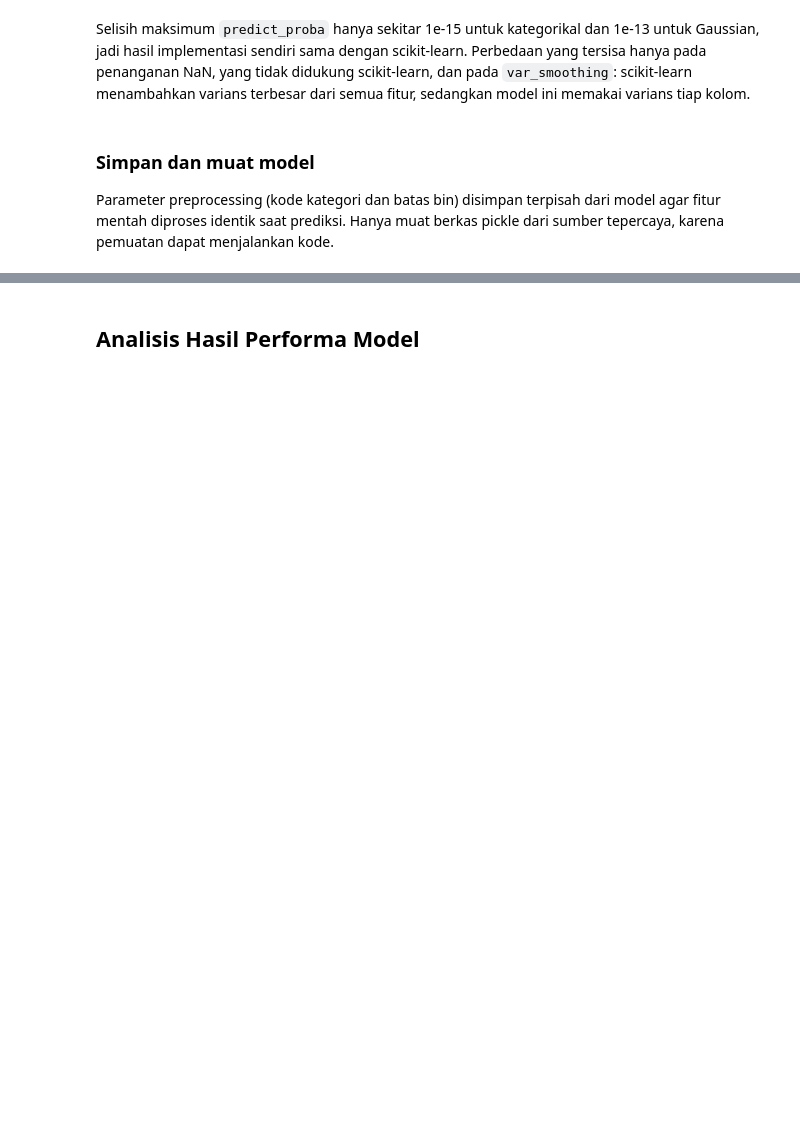
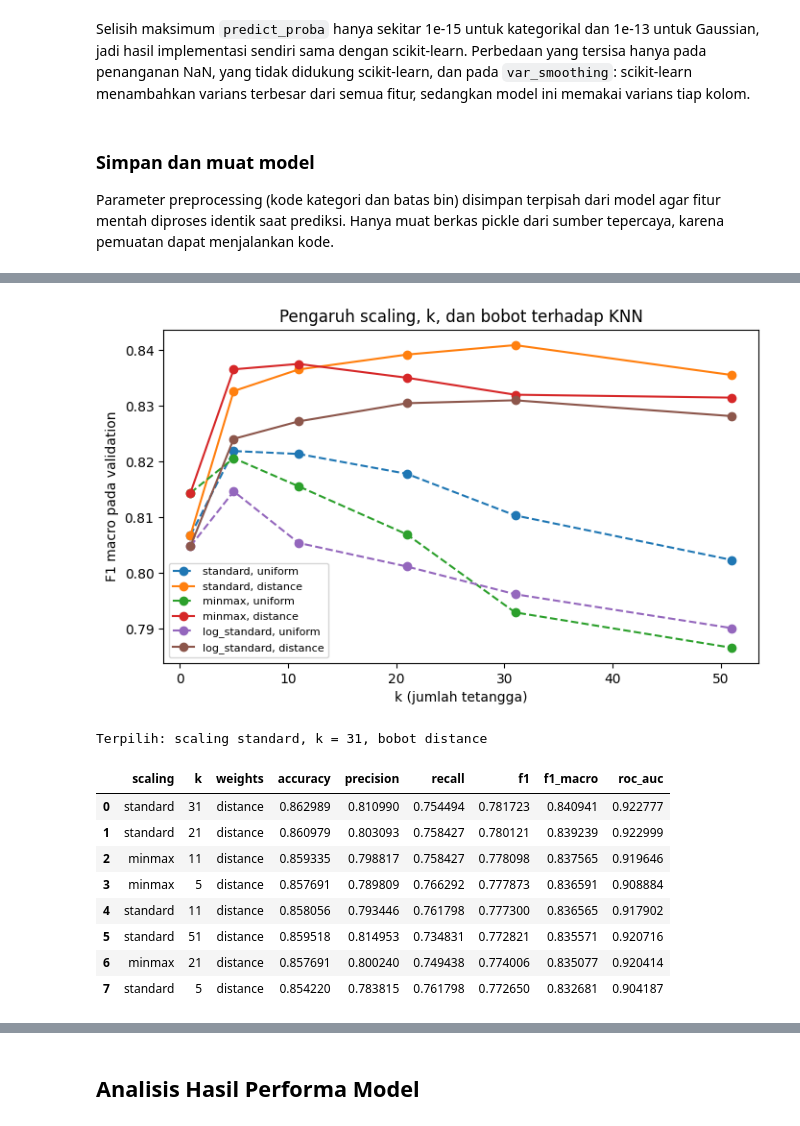
Before and after one commit to Kurt-Mikhael/IF3170_G14_LalapKaoBole, a Jupyter notebook: src/notebooks/main.ipynb, the cells around one changed output, grey strips where cells are left out. Cells and saved outputs as stored; diff of their text form; code cells hidden in the pictures; blank space fills up the shorter version.

```diff
--- a/src/notebooks/main.ipynb
+++ b/src/notebooks/main.ipynb
@@ -1364,0 +1434,12 @@ pd.DataFrame({
+# %%
+from models import KNNClassifier
+from sklearn.preprocessing import FunctionTransformer
+
+knn_X_raw = train_df.drop(columns=['id', 'is_canceled'])
+knn_y_raw = train_df['is_canceled'].to_numpy()
+knn_groups = pd.util.hash_pandas_object(knn_X_raw, index=False)
+knn_splitter = StratifiedGroupKFold(n_splits=5, shuffle=True, random_state=SEED)
+knn_train_idx, knn_valid_idx = next(knn_splitter.split(knn_X_raw, knn_y_raw, knn_groups))
+assert set(knn_groups.iloc[knn_train_idx]).isdisjoint(knn_groups.iloc[knn_valid_idx])
+knn_y_train, knn_y_valid = knn_y_raw[knn_train_idx], knn_y_raw[knn_valid_idx]
+print(f'Train: {len(knn_train_idx)}, validation: {len(knn_valid_idx)}')
@@ -1364,0 +1499,43 @@ pd.DataFrame({
+# %%
+KNN_SCALINGS = ['standard', 'minmax', 'log_standard']
+KNN_KS = [1, 5, 11, 21, 31, 51]
+KNN_WEIGHT_OPTIONS = ['uniform', 'distance']
+
+knn_grid_rows = []
+for scaling in KNN_SCALINGS:
+    preprocessor = knn_make_preprocessor(scaling)
+    X_train = preprocessor.fit_transform(knn_X_raw.iloc[knn_train_idx])
+    X_valid = preprocessor.transform(knn_X_raw.iloc[knn_valid_idx])
+    for k in KNN_KS:
+        for weights in KNN_WEIGHT_OPTIONS:
+            model = KNNClassifier(n_neighbors=k, weights=weights).fit(X_train, knn_y_train)
+            knn_grid_rows.append({'scaling': scaling, 'k': k, 'weights': weights,
+                                  **knn_evaluate(model, X_valid, knn_y_valid)})
+knn_grid = pd.DataFrame(knn_grid_rows)
+
+fig, ax = plt.subplots(figsize=(8, 4.5))
+for (scaling, weights), part in knn_grid.groupby(['scaling', 'weights'], sort=False):
+    ax.plot(part['k'], part['f1_macro'], marker='o', linestyle='-' if weights == 'distance' else '--',
+            label=f'{scaling}, {weights}')
+ax.set_xlabel('k (jumlah tetangga)')
+ax.set_ylabel('F1 macro pada validation')
+ax.set_title('Pengaruh scaling, k, dan bobot terhadap KNN')
+ax.legend(fontsize=8)
+plt.show()
+
+knn_best = knn_grid.loc[knn_grid['f1_macro'].idxmax()]
+KNN_SCALING, KNN_K, KNN_WEIGHTS = knn_best['scaling'], int(knn_best['k']), knn_best['weights']
+print(f'Terpilih: scaling {KNN_SCALING}, k = {KNN_K}, bobot {KNN_WEIGHTS}')
+knn_grid.sort_values('f1_macro', ascending=False).head(8).reset_index(drop=True)
+# %% [output]
+[figure, added]
+Terpilih: scaling standard, k = 31, bobot distance
+|  | scaling | k | weights | accuracy | precision | recall | f1 | f1_macro | roc_auc |
+| 0 | standard | 31 | distance | 0.862989 | 0.810990 | 0.754494 | 0.781723 | 0.840941 | 0.922777 |
+| 1 | standard | 21 | distance | 0.860979 | 0.803093 | 0.758427 | 0.780121 | 0.839239 | 0.922999 |
+| 2 | minmax | 11 | distance | 0.859335 | 0.798817 | 0.758427 | 0.778098 | 0.837565 | 0.919646 |
+| 3 | minmax | 5 | distance | 0.857691 | 0.789809 | 0.766292 | 0.777873 | 0.836591 | 0.908884 |
+| 4 | standard | 11 | distance | 0.858056 | 0.793446 | 0.761798 | 0.777300 | 0.836565 | 0.917902 |
+| 5 | standard | 51 | distance | 0.859518 | 0.814953 | 0.734831 | 0.772821 | 0.835571 | 0.920716 |
+| 6 | minmax | 21 | distance | 0.857691 | 0.800240 | 0.749438 | 0.774006 | 0.835077 | 0.920414 |
+| 7 | standard | 5 | distance | 0.854220 | 0.783815 | 0.761798 | 0.772650 | 0.832681 | 0.904187 |
```
Also changed, not shown: parts of 41 cells of this notebook, 12 other files.
